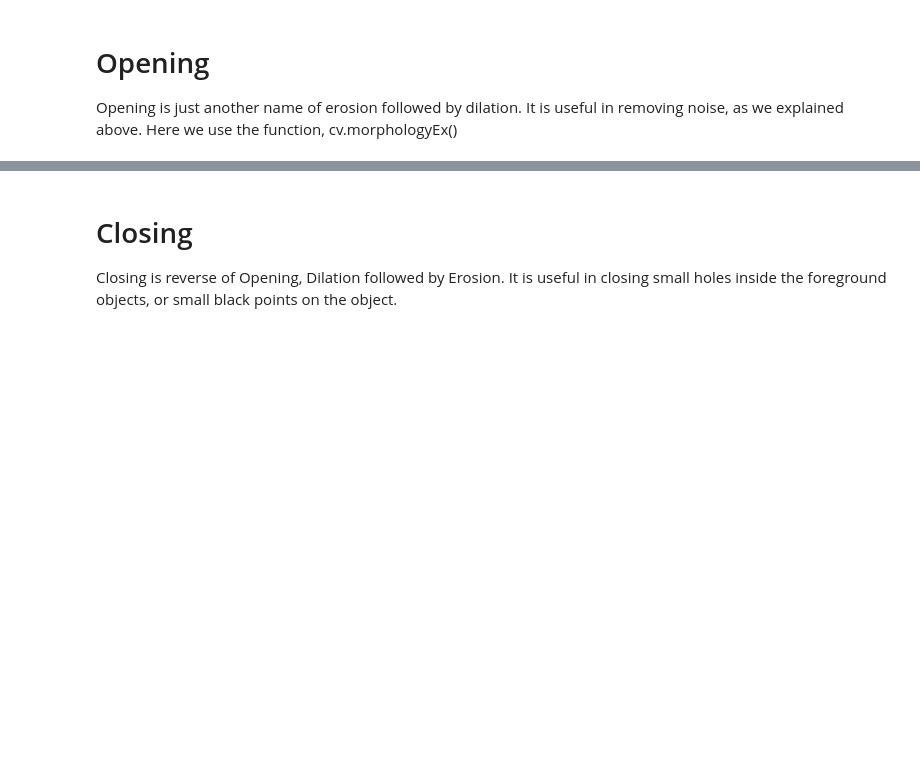
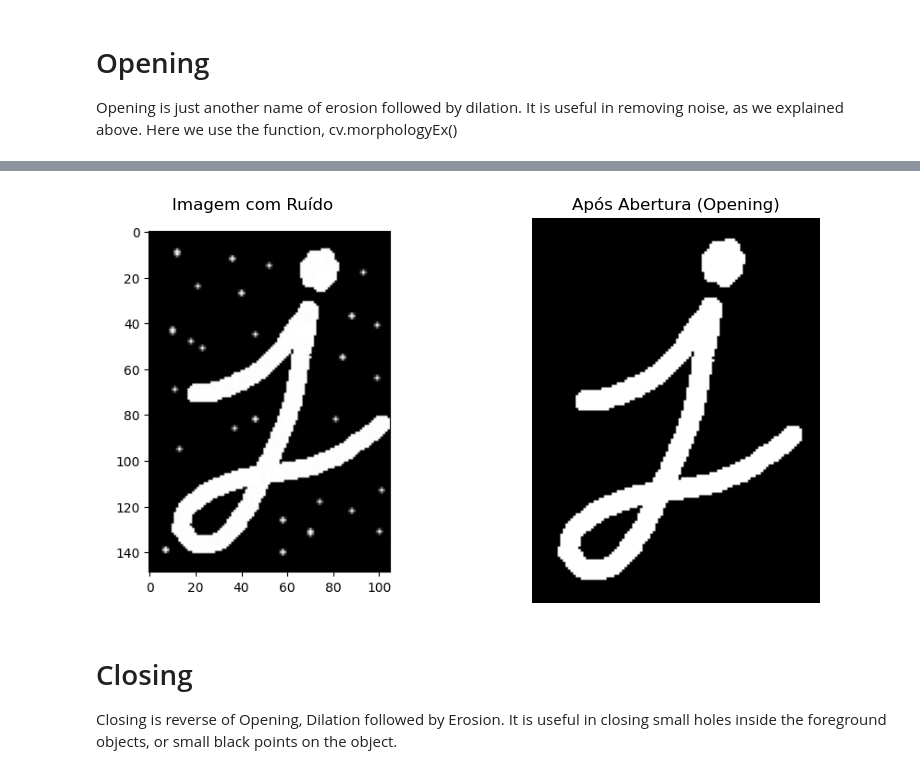
Before and after one commit to Orlandovpjunior/percepcaoComputacional, a Jupyter notebook: imagens/morfologia/morphologicalOperations.ipynb, the cells around one changed output, grey strips where cells are left out. Cells and saved outputs as stored; diff of their text form; code cells hidden in the pictures; blank space fills up the shorter version.

```diff
--- a/imagens/morfologia/morphologicalOperations.ipynb
+++ b/imagens/morfologia/morphologicalOperations.ipynb
@@ -46,3 +45,19 @@ Result
+# %%
+img_ruido = cv.imread('./img/j_ruido.png')
+
+opening = cv.morphologyEx(img_ruido, cv.MORPH_OPEN, kernel)
+fig, ax = plt.subplots(1, 2, figsize=(10, 5))
+
+ax[0].imshow(img_ruido, cmap='gray')
+ax[0].set_title("Imagem com Ruído")
+ax[0].axis('off')
+ax[1].imshow(img, cmap = 'gray')
+ax[1].set_title("Após Abertura (Opening)")
+ax[1].axis('off')
+
+plt.show()
+# %% [output]
+[figure, added]
 # %% [markdown]
 # Closing
 
```
Also changed, not shown: parts of 20 cells of this notebook, 6 other files.
